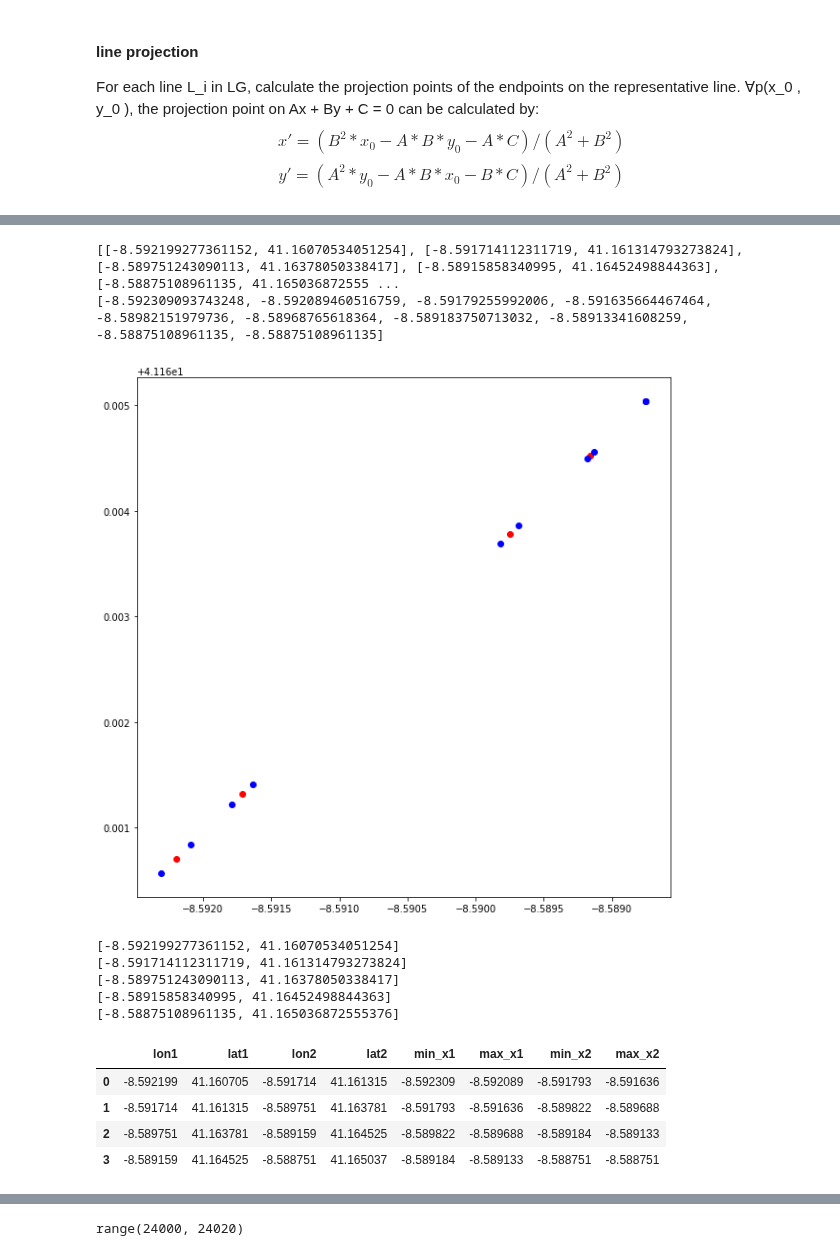
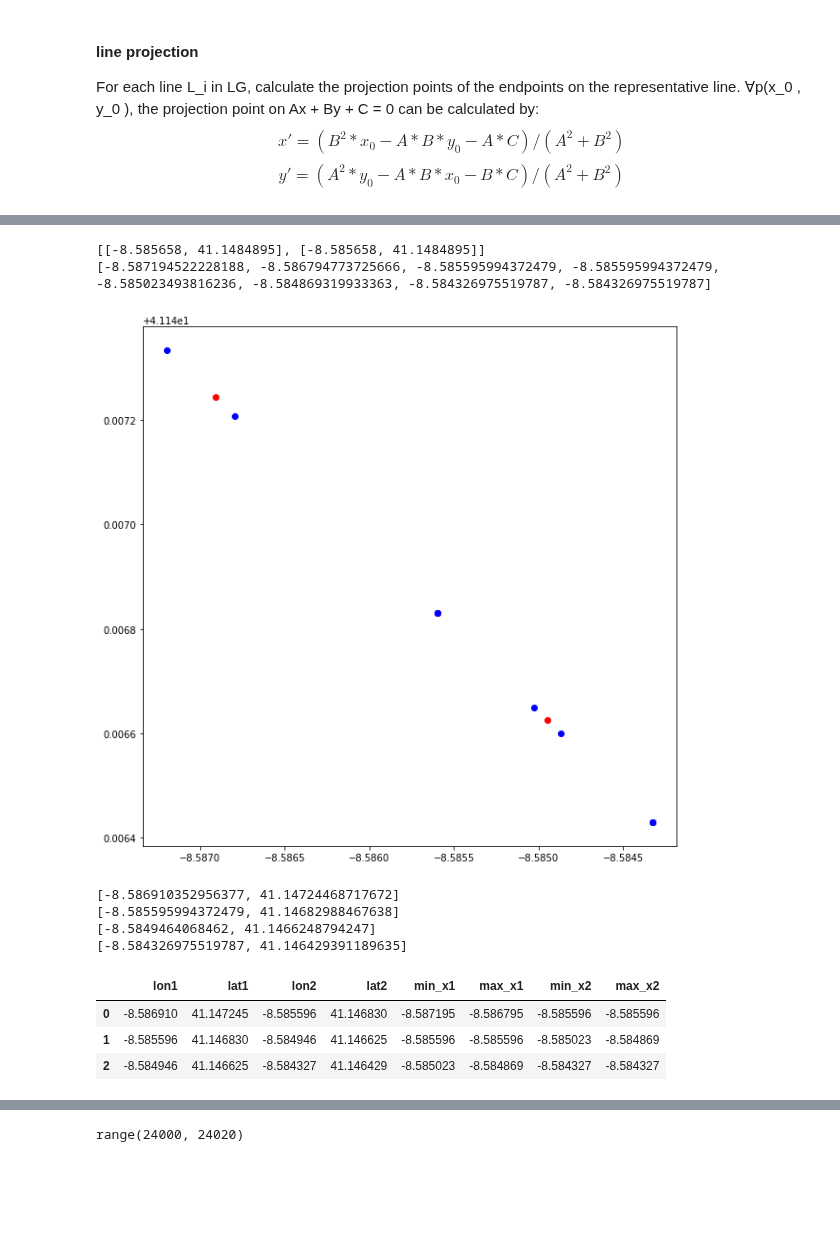
Before and after one commit to jiafug/dbpro, a Jupyter notebook: transform.ipynb, the cells around one changed output, grey strips where cells are left out. Saved outputs shown, nothing was run; the diff lists cells and outputs as text; code cells hidden in the pictures; blank space fills up the shorter version.

```diff
--- a/transform.ipynb
+++ b/transform.ipynb
@@ -843,7 +843,7 @@ def expand_cluster(queue, cluster_id, rtree):
         neighbors = neighbors.append(neighborhood(m, cluster_id, True, rtree))
         neighbor_count = neighbors.shape[0] + 1
         # if (|Nε(M)| ≥ MinLns) then
-        if (neighbor_count >= 3):
+        if (neighbor_count >= 2):
             for xn in neighbors.iterrows():
                 #if (X is unclassified or noise) then
                 if xn[1]['classified'] == -1 or xn[1]['classified'] == 0:
@@ -917,7 +917,7 @@ for entry in line_segments.iterrows():
         '''
         Parameter MinLns ist aktuell 3
         '''
-        if neighbor_count >= 3:
+        if neighbor_count >= 1:
             # Assign clusterId to ∀X ∈ Nε(L);
             neighbors['classified'] = cluster_id
             # line_segments.set_value(entry[0], 'classified' , cluster_id)
@@ -1270,7 +1282,7 @@ for entry in clusters:
     counter += 1
 
     # test break (verification with 3, 10, 19, 20)
-    if counter == 24:
+    if counter == 20:
         # list of all routes in a segment cluster (LTS)
         distinct_routes = entry.route.unique().tolist()
 
@@ -1305,0 +1320,12 @@ new_lg
+# %%
+new_lg = pd.DataFrame({
+                 'lon1': [-8.586792, -8.586994500277642, -8.586963, -8.587206],
+                    'lat1': [41.147217, 41.14742850007364, 41.147163, 41.147298],
+                    'lon2': [-8.584992,-8.584317, -8.584902, -8.585613,  ],
+                    'lat2': [41.146749, 41.146461, 41.146497, 41.146776],
+                    'distance': [159.44944171837886, 248.66957514667655, 187.7916518308266, 145.46759413639467],
+                    'route': [7.0, 30.0, 221.0, 301.0],
+                    'segments': [[39], [278],[3161],[4099]],
+                'classified':[1, 1, 1, 1]
+                }, index=[0,0,0,0])
+new_lg
@@ -1495,6 +1557,7 @@ p_point = None
 merged = False
 first = True
 last_point = None
+debug = []
 for point in projection_points:
     x = round(point[0], 6)
     if p_point is not None:
@@ -1513,45 +1576,60 @@ for point in projection_points:
             # print(point)
             lon = [p_point[0], point[0]]
             lat = [p_point[1], point[1]]
+            save_point = point
             point = middle_p = list(gps.centroid(lon, lat))
             p_point_max = lon[1]
             if first:
                 test_list.append(lon[0])
+                debug.append(save_point)
                 first = False
             if merged:
                 del final_projection_points[-1]
             final_projection_points.append(middle_p)
             merged = True
     p_point = point
 # um es abzuschließen
 if merged:
     test_list.append(p_point_max)
 else:
     test_list += 2 * [last_point[0]]
     final_projection_points.append(last_point)
 
 
 
 
 
+
 for test in final_projection_points:
-    plt.plot(test[0], test[1])
+    #plt.plot(test[0], test[1])
     plt.plot(test[0], test[1], 'ro')
+    pass
 
 for test in test_list:
     plt.plot(test, r_test([test])[0])
     plt.plot(test, r_test([test])[0], 'bo')
+    pass
 
 b_lon_l = [round(new_lg.loc[0]['lon1'], 6), round(new_lg.loc[0]['lon2'], 6)]
 b_lat_l = [new_lg.loc[0]['lat1'], new_lg.loc[0]['lat2']]
 # plt.plot(b_lon_l, r_test(b_lon_l),'s', color='green')
 
-print(final_projection_points)
+if len(final_projection_points) == 1:
+    results = []
+    new_list = []
+    for i in test_list:
+        y = r_test([i])[0]
+        new_list += 2*[i]
+        results.append([i, y])
+    final_projection_points = results
+    test_list = new_list
+
+print(results)
 print(test_list)
 # %% [output]
-[[-8.592199277361152, 41.16070534051254], [-8.591714112311719, 41.161314793273824], [-8.589751243090113, 41.16378050338417], [-8.58915858340995, 41.16452498844363], [-8.58875108961135, 41.165036872555 ...
-[-8.592309093743248, -8.592089460516759, -8.59179255992006, -8.591635664467464, -8.58982151979736, -8.58968765618364, -8.589183750713032, -8.58913341608259, -8.58875108961135, -8.58875108961135]
+[[-8.585658, 41.1484895], [-8.585658, 41.1484895]]
+[-8.587194522228188, -8.586794773725666, -8.585595994372479, -8.585595994372479, -8.585023493816236, -8.584869319933363, -8.584326975519787, -8.584326975519787]
-[figure, old version]
+[figure, new version]
 # %%
 test_lg = pd.DataFrame(columns=['lon1', 'lat1', 'lon2', 'lat2', 'min_x1', 'max_x1', 'min_x2', 'max_x2'])
 
@@ -1581,19 +1659,19 @@ for i in final_projection_points:
     lat1 = lat2
 
 
+test_lg.loc[0, 'lon1']
+
 # representiv line segments
 test_lg
 # %% [output]
-[-8.592199277361152, 41.16070534051254]
-[-8.591714112311719, 41.161314793273824]
-[-8.589751243090113, 41.16378050338417]
-[-8.58915858340995, 41.16452498844363]
-[-8.58875108961135, 41.165036872555376]
+[-8.586910352956377, 41.14724468717672]
+[-8.585595994372479, 41.14682988467638]
+[-8.5849464068462, 41.1466248794247]
+[-8.584326975519787, 41.146429391189635]
 |  | lon1 | lat1 | lon2 | lat2 | min_x1 | max_x1 | min_x2 | max_x2 |
-| 0 | -8.592199 | 41.160705 | -8.591714 | 41.161315 | -8.592309 | -8.592089 | -8.591793 | -8.591636 |
-| 1 | -8.591714 | 41.161315 | -8.589751 | 41.163781 | -8.591793 | -8.591636 | -8.589822 | -8.589688 |
-| 2 | -8.589751 | 41.163781 | -8.589159 | 41.164525 | -8.589822 | -8.589688 | -8.589184 | -8.589133 |
-| 3 | -8.589159 | 41.164525 | -8.588751 | 41.165037 | -8.589184 | -8.589133 | -8.588751 | -8.588751 |
+| 0 | -8.586910 | 41.147245 | -8.585596 | 41.146830 | -8.587195 | -8.586795 | -8.585596 | -8.585596 |
+| 1 | -8.585596 | 41.146830 | -8.584946 | 41.146625 | -8.585596 | -8.585596 | -8.585023 | -8.584869 |
+| 2 | -8.584946 | 41.146625 | -8.584327 | 41.146429 | -8.585023 | -8.584869 | -8.584327 | -8.584327 |
 # %%
 id_list = []
 p_test_lg = pd.DataFrame(columns=['lon1', 'lat1', 'lon2', 'lat2', 'min_x1', 'max_x1', 'min_x2', 'max_x2'])
```
Also changed, not shown: parts of 19 cells of this notebook.
